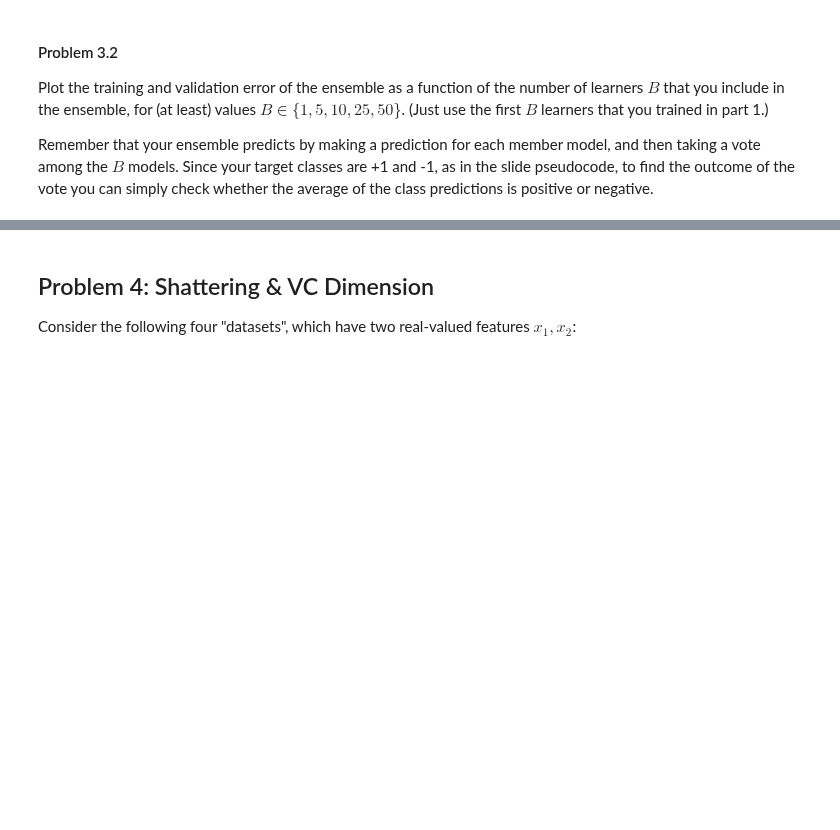
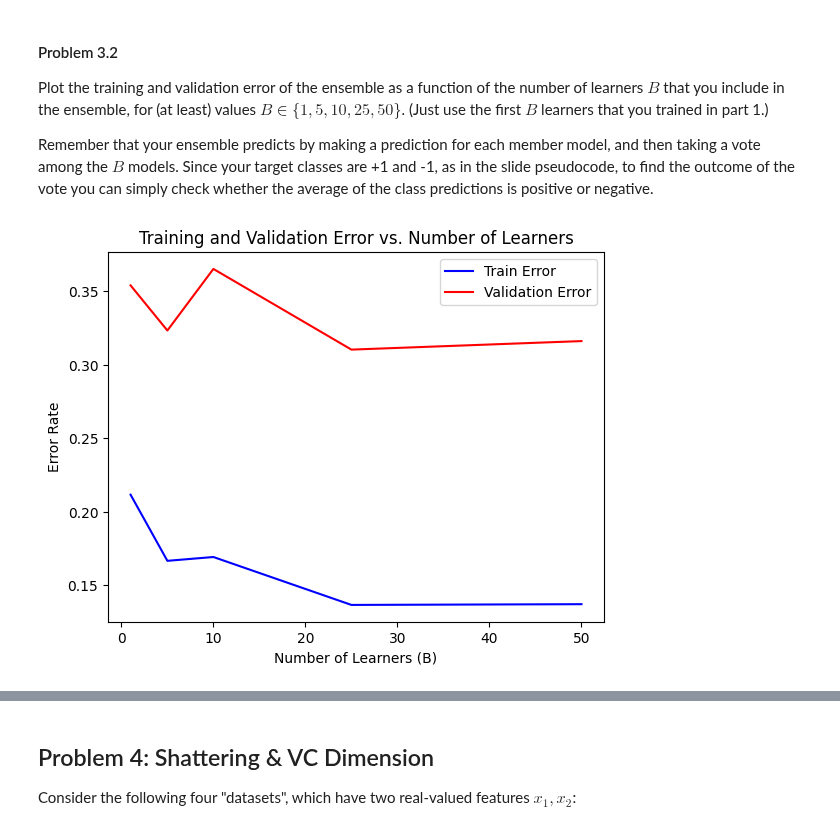
Before and after one commit to SarahAsad23/MachineLearning, a Jupyter notebook: HW5/cs273-hw5.ipynb, the cells around one changed output, grey strips where cells are left out. Cells and saved outputs as stored; diff of their text form; code cells hidden in the pictures; blank space fills up the shorter version.

Commit message:
mostly done - need to polish

```diff
--- a/HW5/cs273-hw5.ipynb
+++ b/HW5/cs273-hw5.ipynb
@@ -160,12 +382,68 @@ For your bootstrap process, draw the same number of data as in your training set
 validation split (i.e., set $m' = m$, the number of training data).
 
 Learn at least 50 ensemble members, as you will use them in the next part.
+# %%
+m = len(Xtr)
+
+models = [] # this is where all models will be stored
+
+for i in range(50):
+    # first need to generate the bootstrap sample w/ replacement
+    indicies = np.random.choice(m, size=m, replace=True)
+    x_boot = Xtr[indicies]
+    y_boot = Ytr[indicies]
+
+    # Then train
+    model = tree.DecisionTreeClassifier(criterion='entropy', max_depth=15, min_samples_leaf=2, random_state=seed)
+    model.fit(x_boot, y_boot)
+
+    models.append(model)
 # %% [markdown]
 #### Problem 3.2
 
 Plot the training and validation error of the ensemble as a function of the number of learners $B$ that you include in the ensemble, for (at least) values $B \in \{1,5,10,25,50\}$.  (Just use the first $B$ learners that you trained in part 1.)
 
 Remember that your ensemble predicts by making a prediction for each member model, and then taking a vote among the $B$ models.  Since your target classes are +1 and -1, as in the slide pseudocode, to find the outcome of the vote you can simply check whether the average of the class predictions is positive or negative.
+# %%
+def compute_error(models, X, y, B):
+    # Collect predictions from the first x models
+    predictions = np.zeros((B, len(X)))
+
+    for i in range(B):
+        predictions[i] = models[i].predict(X)
+
+    # Average predictions and take the sign to get final class predictions: +1 or -1
+    avg_predictions = np.mean(predictions, axis=0)
+    final_predictions = np.sign(avg_predictions)  # +1 for positive & -1 for negative
+
+    # Compute error rate \
+    error_rate = np.mean(final_predictions != y)
+    return error_rate
+
+
+error_rate_train = []
+error_rate_eval = []
+
+vals =[1, 5, 10, 25, 50]
+
+# loop through all models and compute train/eval error
+for v in vals:
+    train_error = compute_error(models, Xtr, Ytr, v)
+    val_error = compute_error(models, Xva, Yva, v)
+
+    error_rate_train.append(train_error)
+    error_rate_eval.append(val_error)
+
+# plot error as a function of the number of learners
+
+plt.plot(vals, error_rate_train, color='blue', label="Train Error")
+plt.plot(vals, error_rate_eval, color='red', label='Validation Error')
+plt.xlabel("Number of Learners (B)")
+plt.ylabel("Error Rate")
+plt.title("Training and Validation Error vs. Number of Learners")
+plt.legend();
+# %% [output]
+[figure, added]
 # %% [markdown]
 <div>
     <img src="embedded-picture-1" width="200"/>
```
Also changed, not shown: parts of 18 cells of this notebook.
